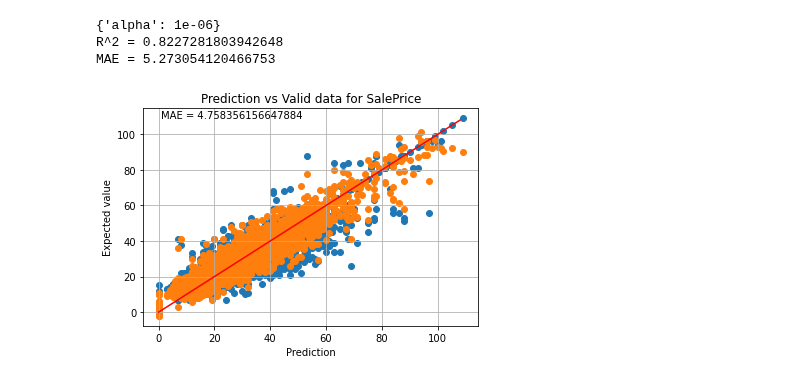
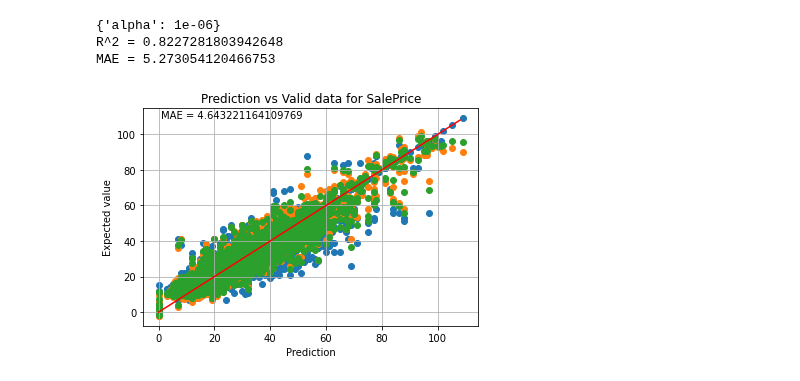
Before and after one commit to RooibosGood/signate, a Jupyter notebook: AppleHikkoshi/applehikkoshi.ipynb, the cells around one changed output. Saved outputs shown, nothing was run; the diff lists cells and outputs as text; code cells hidden in the pictures.

```diff
--- a/AppleHikkoshi/applehikkoshi.ipynb
+++ b/AppleHikkoshi/applehikkoshi.ipynb
@@ -536,32 +536,32 @@ print("MAE = {}".format(mean_absolute_error(y_train, y_ridge_pred)))
 R^2 = 0.8227281803942648
 MAE = 5.273054120466753
 # %%
-y_total_pred = y_lasso_pred*0.0 + y_ridge_pred*0.0 + y_svc_pred*1.0
+y_total_pred = y_lasso_pred*0.0 + y_ridge_pred*0.0 + y_svc_pred*0.3 + y_lgb_oof_train*0.7
 # %%
 #plt.scatter(y_train, y_lasso_pred)
 #plt.scatter(y_train, y_ridge_pred)
 plt.scatter(y_train, y_svc_pred)
 plt.scatter(y_train, y_lgb_oof_train)
-#plt.scatter(y_train, y_total_pred)
+plt.scatter(y_train, y_total_pred)
 
 
 
 plt.title("Prediction vs Valid data for SalePrice")
 plt.xlabel("Prediction")
 plt.ylabel("Expected value")
 # Fitting line
 x = np.arange(0, max(y_train))
 y = x
 plt.plot(x,y,color='red')
 
 # MAE
-#result_mae = mean_absolute_error(y_train, y_total_pred)
-result_mae = mean_absolute_error(y_train, y_lgb_oof_train)
+result_mae = mean_absolute_error(y_train, y_total_pred)
+#result_mae = mean_absolute_error(y_train, y_lgb_oof_train)
 #result_rmsle = rmsle(y_train.values, y_lgb_oof_train)
 
 plt.text(1, max(y_train), 'MAE = {}'.format(result_mae))
 
 # Grid on
 plt.grid(True)
 # %% [output]
-[figure, old version]
+[figure, new version]
```
Also changed, not shown: parts of 14 cells of this notebook.
